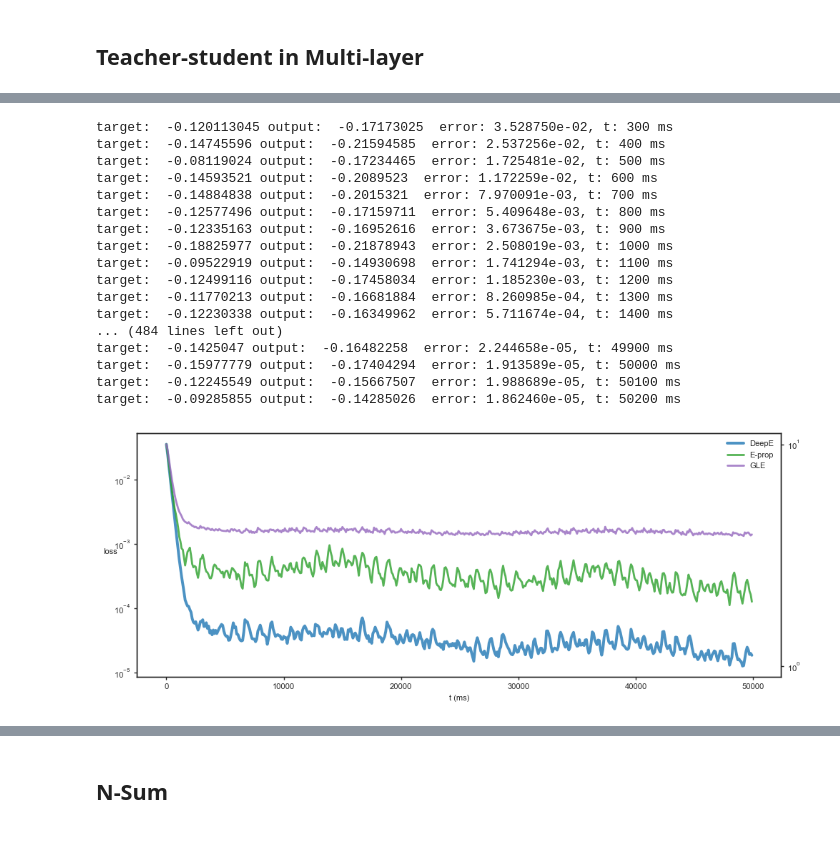
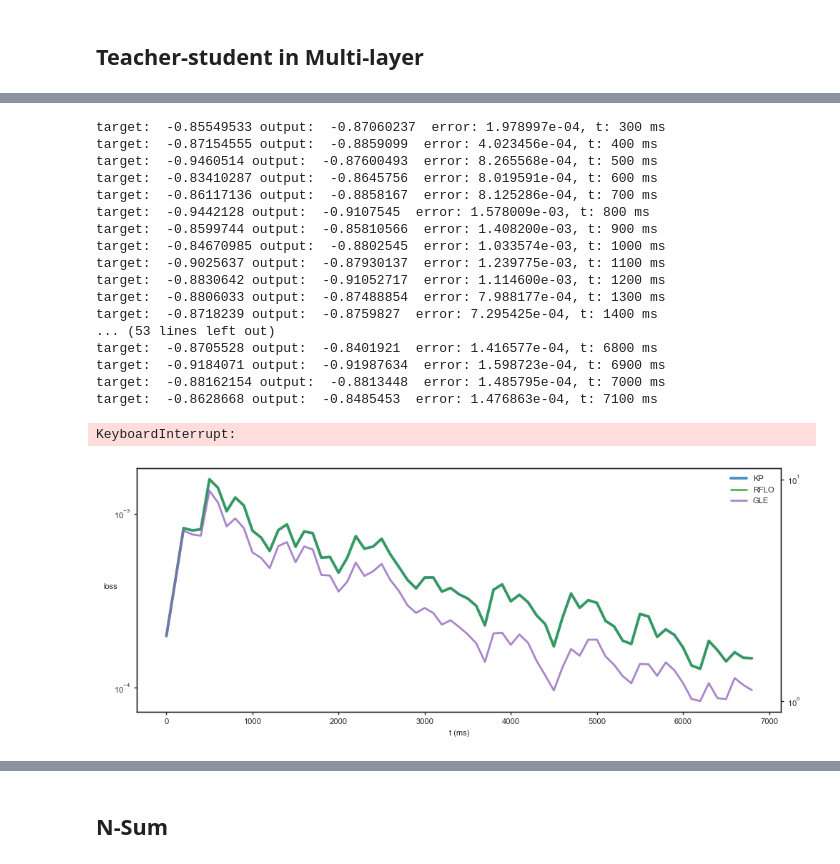
Before and after one commit to Baskin-LIU/Kernel-Propagation, a Jupyter notebook: Experiments/MiniTasks.ipynb, the cells around one changed output, grey strips where cells are left out. Cells and saved outputs as stored; diff of their text form; code cells hidden in the pictures.

```diff
--- a/Experiments/MiniTasks.ipynb
+++ b/Experiments/MiniTasks.ipynb
@@ -30,15 +30,15 @@ eval_phase_steps = int(eval_phase/dt)
 
 # init both teacher and student net
 n_in, n_hidden1, n_hidden2, n_out = 4, 3, 2, 2
-beta=0.1
+beta=0.5
 activation='sigmoid'
 
 student = DEFwdNetwork(
     layers=[
-        FwdDENeurons(n_in=n_in, n_neurons=n_hidden1, tau=[1.7, 3., 7.], lr_w=2.0,
-                     activation=activation, dt=dt, scale=0.6),
-        LastFwdDENeurons(n_in=n_hidden1, n_neurons=n_hidden2, tau=[4, 12], lr_w=0.3,
-                     activation=activation, dt=dt, scale=1.6),
+        FwdDENeurons(n_in=n_in, n_neurons=n_hidden1, tau=[1.7, 3., 7.], lr_w=0.1,
+                     activation=activation, dt=dt, scale=1.0),
+        LastFwdDENeurons(n_in=n_hidden1, n_neurons=n_hidden2, tau=[4, 12], lr_w=0.1,
+                     activation=activation, dt=dt, scale=1.0),
         FwdNeurons(n_in=n_hidden2, n_neurons=n_out, tau=dt,
                    lr_w=0.0, activation='linear', dt=dt)
     ],
@@ -55,12 +55,16 @@ student = DEFwdNetwork(
 #     ],)
 
 
-student2 = FwdNetwork(net=student, layers=FwdRFNeurons)
+#student2 = FwdNetwork(net=student, layers=FwdRFNeurons)
 
 student3 = FwdNetwork(net=student, layers=FwdGLENeurons)
+student2 = RTRLNetwork(net=student)
 student_naive = copy.deepcopy(student2)
 teacher = copy.deepcopy(student2)
 student.reset()
+student2.reset()
+student3.reset()
+#student.beta *= 2
 
 Students={'DeepElig':student, 'Eprop':student2, 'GLE':student3, 'naive':student_naive}
 
@@ -71,8 +75,6 @@ with torch.no_grad():
     for i, l in enumerate(student.layers[:-1]):
         deviate = torch.randn(l.W_in.shape)*6e-1
         teacher.layers[i].W_in += deviate
-# deviate = torch.randn(teacher.layers[-1].W_in.shape)*1e-2
-# teacher.layers[-1].W_in += deviate
 
 input_fuc = mul_sin_function(n=n_in, n_sin=2, period=(20, 80), bias = (-0.5, 0.5), magnitude=(0.2, 1), phase = (0, 6), dt=dt)
 #input_fuc = mul_sin_function(n=n_in, n_sin=2, period=(15, 40), bias=(-0.1, 0.1), magnitude=(0.2, 1.0), phase=(0, 6), dt=dt)
@@ -88,10 +90,12 @@ with torch.no_grad():
         inp = input_fuc(t)[None,:]
         r_out_target, u_out_target = teacher.step(inp)
         r_out, u_out = student.step(inp)
+        _, _ = student2.step(inp)
         r_out1, u_out = student3.step(inp)
         error = u_out_target - u_out
         student.prop(error)
         student2.prop(error)
+        student3.prop(error)
         Rcd.rec([inp, u_out_target, u_out])
 
     print("reach steady state with error: %f"%(error**2).mean().item())
@@ -122,8 +124,8 @@ student.beta *= 16
 Cum_errors = 3*[(error**2).mean().item()]
 error_record, mismatch_record = [], []
 cum_eps = 0
-Students['Eprop'].align(student)
-Students['GLE'].align(student)
+#Students['Eprop'].align(student)
+#Students['GLE'].align(student)
 Rcd = Recorder(['dt_tau_de', 'rhod'])
 
 with torch.no_grad():
@@ -136,7 +138,8 @@ with torch.no_grad():
             r_out, u_out = Students[stu].step(inp)
             error = u_out_target - u_out
             Students[stu].prop(error)
-            Students[stu].learnW()
+            Students[stu].learnW(update=True)
+
             Cum_errors[i] = 0.999*Cum_errors[i] + 0.001*(error**2).mean().item()
 
         if (t*dt)%100==0:
@@ -146,43 +149,44 @@ with torch.no_grad():
                   " error: %5e, t: %d ms"%(Cum_errors[0], t*dt))
 #Rcd.finish()
 # %% [output]
-target:  -0.120113045 output:  -0.17173025  error: 3.528750e-02, t: 300 ms
-target:  -0.14745596 output:  -0.21594585  error: 2.537256e-02, t: 400 ms
-target:  -0.08119024 output:  -0.17234465  error: 1.725481e-02, t: 500 ms
-target:  -0.14593521 output:  -0.2089523  error: 1.172259e-02, t: 600 ms
-target:  -0.14884838 output:  -0.2015321  error: 7.970091e-03, t: 700 ms
-target:  -0.12577496 output:  -0.17159711  error: 5.409648e-03, t: 800 ms
-target:  -0.12335163 output:  -0.16952616  error: 3.673675e-03, t: 900 ms
-target:  -0.18825977 output:  -0.21878943  error: 2.508019e-03, t: 1000 ms
-target:  -0.09522919 output:  -0.14930698  error: 1.741294e-03, t: 1100 ms
-target:  -0.12499116 output:  -0.17458034  error: 1.185230e-03, t: 1200 ms
-target:  -0.11770213 output:  -0.16681884  error: 8.260985e-04, t: 1300 ms
-target:  -0.12230338 output:  -0.16349962  error: 5.711674e-04, t: 1400 ms
-... (484 lines left out)
-target:  -0.1425047 output:  -0.16482258  error: 2.244658e-05, t: 49900 ms
-target:  -0.15977779 output:  -0.17404294  error: 1.913589e-05, t: 50000 ms
-target:  -0.12245549 output:  -0.15667507  error: 1.988689e-05, t: 50100 ms
-target:  -0.09285855 output:  -0.14285026  error: 1.862460e-05, t: 50200 ms
+target:  -0.85549533 output:  -0.87060237  error: 1.978997e-04, t: 300 ms
+target:  -0.87154555 output:  -0.8859099  error: 4.023456e-04, t: 400 ms
+target:  -0.9460514 output:  -0.87600493  error: 8.265568e-04, t: 500 ms
+target:  -0.83410287 output:  -0.8645756  error: 8.019591e-04, t: 600 ms
+target:  -0.86117136 output:  -0.8858167  error: 8.125286e-04, t: 700 ms
+target:  -0.9442128 output:  -0.9107545  error: 1.578009e-03, t: 800 ms
+target:  -0.8599744 output:  -0.85810566  error: 1.408200e-03, t: 900 ms
+target:  -0.84670985 output:  -0.8802545  error: 1.033574e-03, t: 1000 ms
+target:  -0.9025637 output:  -0.87930137  error: 1.239775e-03, t: 1100 ms
+target:  -0.8830642 output:  -0.91052717  error: 1.114600e-03, t: 1200 ms
+target:  -0.8806033 output:  -0.87488854  error: 7.988177e-04, t: 1300 ms
+target:  -0.8718239 output:  -0.8759827  error: 7.295425e-04, t: 1400 ms
+... (53 lines left out)
+target:  -0.8705528 output:  -0.8401921  error: 1.416577e-04, t: 6800 ms
+target:  -0.9184071 output:  -0.91987634  error: 1.598723e-04, t: 6900 ms
+target:  -0.88162154 output:  -0.8813448  error: 1.485795e-04, t: 7000 ms
+target:  -0.8628668 output:  -0.8485453  error: 1.476863e-04, t: 7100 ms
+KeyboardInterrupt:
 # %%
 Error_record = np.array(error_record).T
 fig = plt.figure(figsize=(10, 4))
 time = np.arange(Error_record.shape[1])*100
 ax = fig.add_subplot(111)
 ax2 = ax.twinx()
 ax.set_yscale('log')
 ax.set_ylabel('loss', rotation=0)
 ax2.set_yscale('log')
 #ax2.set_ylabel(r"$\mathbf{u}^{ɑ}$", rotation=0)
-l1,  = ax.plot(time, Error_record[0], label="DeepE", color=blue, linewidth=2.8, alpha=0.8)
-l11, = ax.plot(time, Error_record[1], label="E-prop", color=green, linewidth=2., alpha=0.8)
+l1,  = ax.plot(time, Error_record[0], label="KP", color=blue, linewidth=2.8, alpha=0.8)
+l11, = ax.plot(time, Error_record[1], label="RFLO", color=green, linewidth=2., alpha=0.8)
 l12, = ax.plot(time, Error_record[2], label="GLE", color=purple, linewidth=2., alpha=0.8)
 lines = [l1, l11, l12]
 labels = [line.get_label() for line in lines]
 ax.legend(lines, labels, loc='upper right', frameon=False)
 ax.set_xlabel('t (ms)')
 
 plt.tight_layout()
 #plt.savefig('./fig/losscurvecompare2L.png')
 plt.show()
 # %% [output]
-[figure, old version]
+[figure, new version]
```
Also changed, not shown: parts of 13 cells of this notebook, 29 other files.
